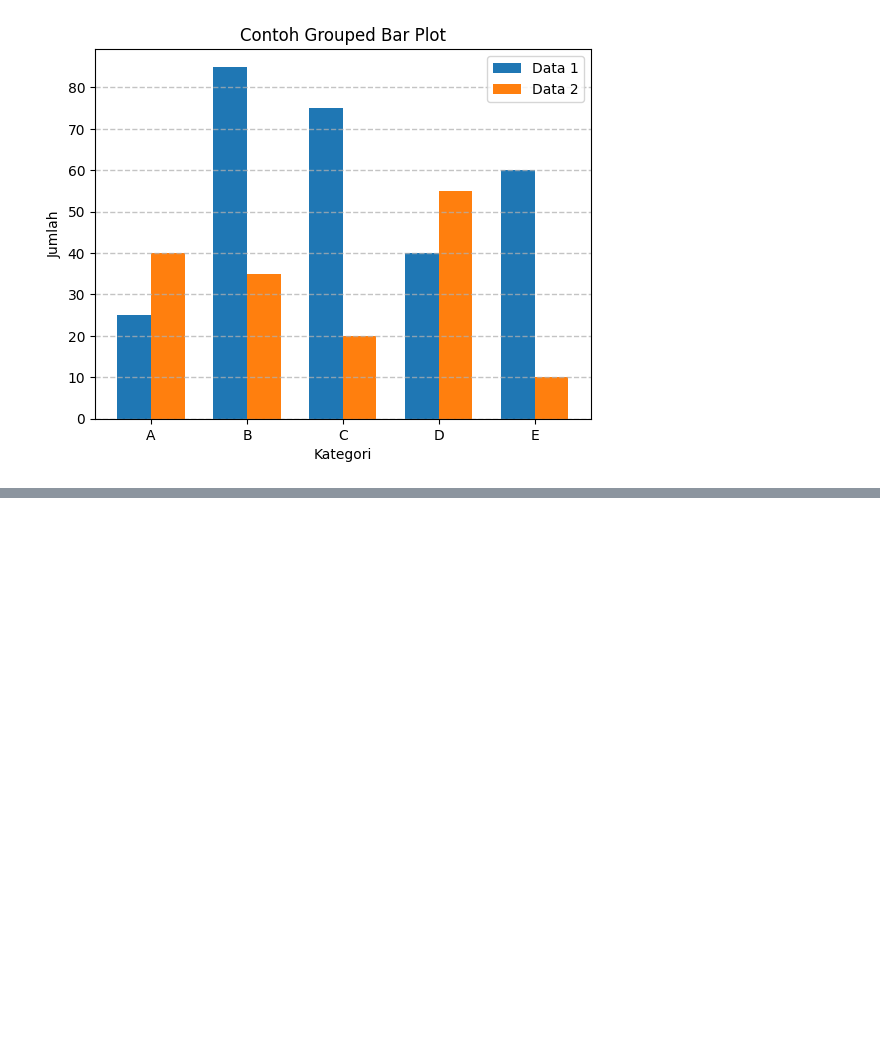
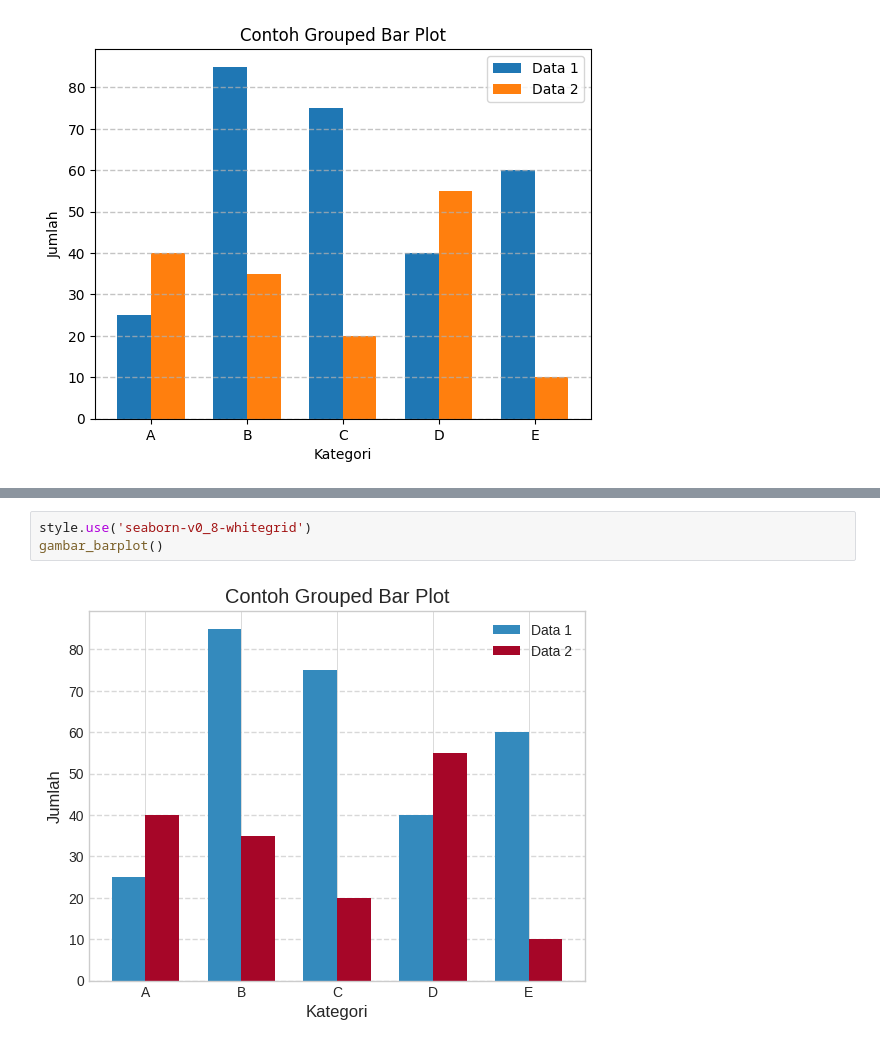
Before and after one commit to LatiefDataVisionary/matplotlib-with-indonesia-belajar, a Jupyter notebook: Matplotlib_09_Matplotlib_Style.ipynb, the cells around one changed output, grey strips where cells are left out. Drawn from its saved outputs; the diff is of its cells as text; blank space fills up the shorter version.

```diff
--- a/Matplotlib_09_Matplotlib_Style.ipynb
+++ b/Matplotlib_09_Matplotlib_Style.ipynb
@@ -47,0 +80,5 @@ gambar_barplot()
+# %%
+style.use('seaborn-v0_8-whitegrid')
+gambar_barplot()
+# %% [output]
+[figure, added]
```
Also changed, not shown: parts of 5 cells of this notebook.
